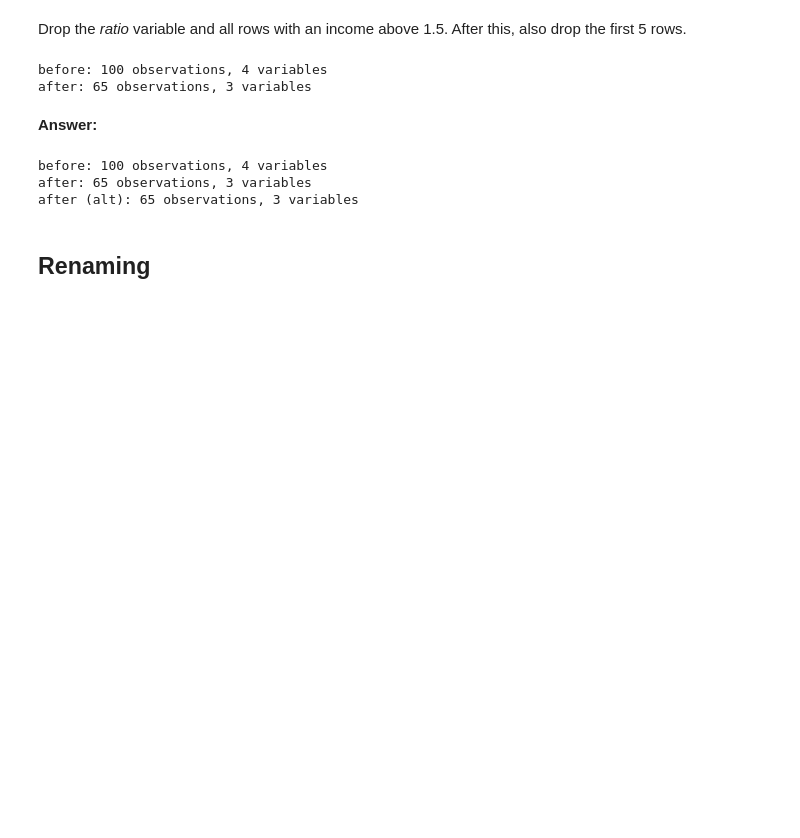
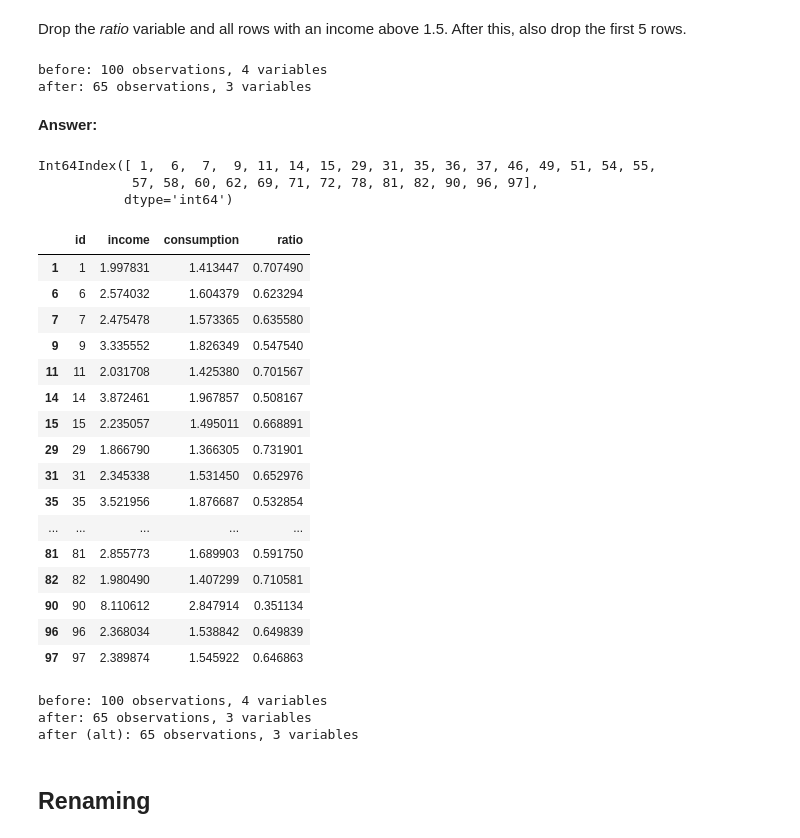
Before and after one commit to AskerNC/exercises-2021, a Jupyter notebook: PS3/problem_set_3_sol.ipynb, the cells around one changed output. Saved outputs shown, nothing was run; the diff lists cells and outputs as text; code cells hidden in the pictures; blank space fills up the shorter version.

```diff
--- a/PS3/problem_set_3_sol.ipynb
+++ b/PS3/problem_set_3_sol.ipynb
@@ -224,6 +224,33 @@ before: 100 observations, 4 variables
 after: 65 observations, 3 variables
 # %% [markdown]
 **Answer:**
+# %%
+I = dt_true['income'] > 1.5
+dt_true[I].index
+# %% [output]
+Int64Index([ 1,  6,  7,  9, 11, 14, 15, 29, 31, 35, 36, 37, 46, 49, 51, 54, 55,
+            57, 58, 60, 62, 69, 71, 72, 78, 81, 82, 90, 96, 97],
+           dtype='int64')
+# %%
+dt_true[I]
+# %% [output]
+|  | id | income | consumption | ratio |
+| 1 | 1 | 1.997831 | 1.413447 | 0.707490 |
+| 6 | 6 | 2.574032 | 1.604379 | 0.623294 |
+| 7 | 7 | 2.475478 | 1.573365 | 0.635580 |
+| 9 | 9 | 3.335552 | 1.826349 | 0.547540 |
+| 11 | 11 | 2.031708 | 1.425380 | 0.701567 |
+| 14 | 14 | 3.872461 | 1.967857 | 0.508167 |
+| 15 | 15 | 2.235057 | 1.495011 | 0.668891 |
+| 29 | 29 | 1.866790 | 1.366305 | 0.731901 |
+| 31 | 31 | 2.345338 | 1.531450 | 0.652976 |
+| 35 | 35 | 3.521956 | 1.876687 | 0.532854 |
+| ... | ... | ... | ... | ... |
+| 81 | 81 | 2.855773 | 1.689903 | 0.591750 |
+| 82 | 82 | 1.980490 | 1.407299 | 0.710581 |
+| 90 | 90 | 8.110612 | 2.847914 | 0.351134 |
+| 96 | 96 | 2.368034 | 1.538842 | 0.649839 |
+| 97 | 97 | 2.389874 | 1.545922 | 0.646863 |
 # %%
 dt_alt = dt_true.copy()
 
```
Also changed, not shown: parts of 2 cells of this notebook, 3 other files.
